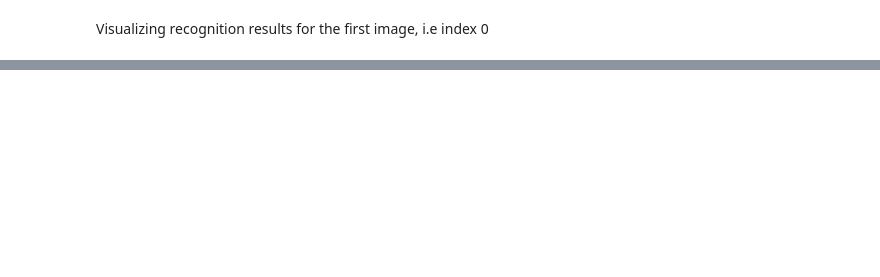
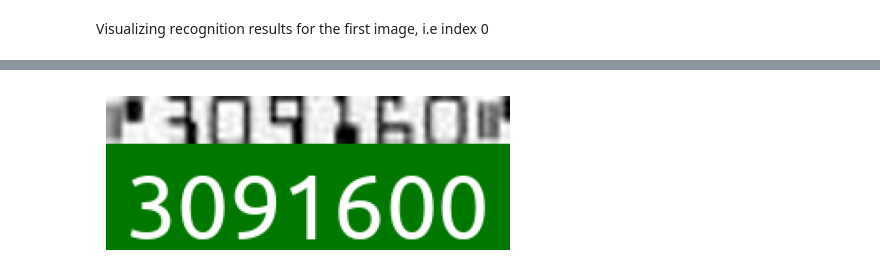
Before and after one commit to ajkdrag/ocrtoolkit, a Jupyter notebook: notebooks/working_with_models.ipynb, the cells around one changed output, grey strips where cells are left out. Cells and saved outputs as stored; diff of their text form; code cells hidden in the pictures; blank space fills up the shorter version.

```diff
--- a/notebooks/working_with_models.ipynb
+++ b/notebooks/working_with_models.ipynb
@@ -104,0 +133,4 @@ first_image_results[1].draw(first_image_ds)
+# %%
+first_image_results[1].draw(first_image_ds, color=(0,120,0))
+# %% [output]
+[figure, added]
```
Also changed, not shown: parts of 16 cells of this notebook, 2 other files.
